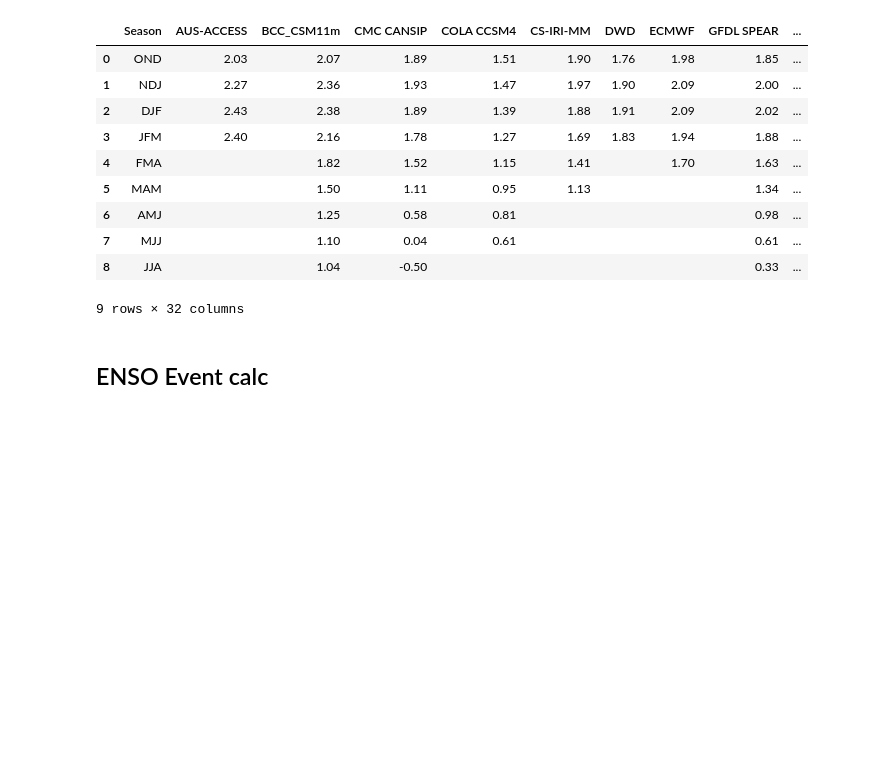
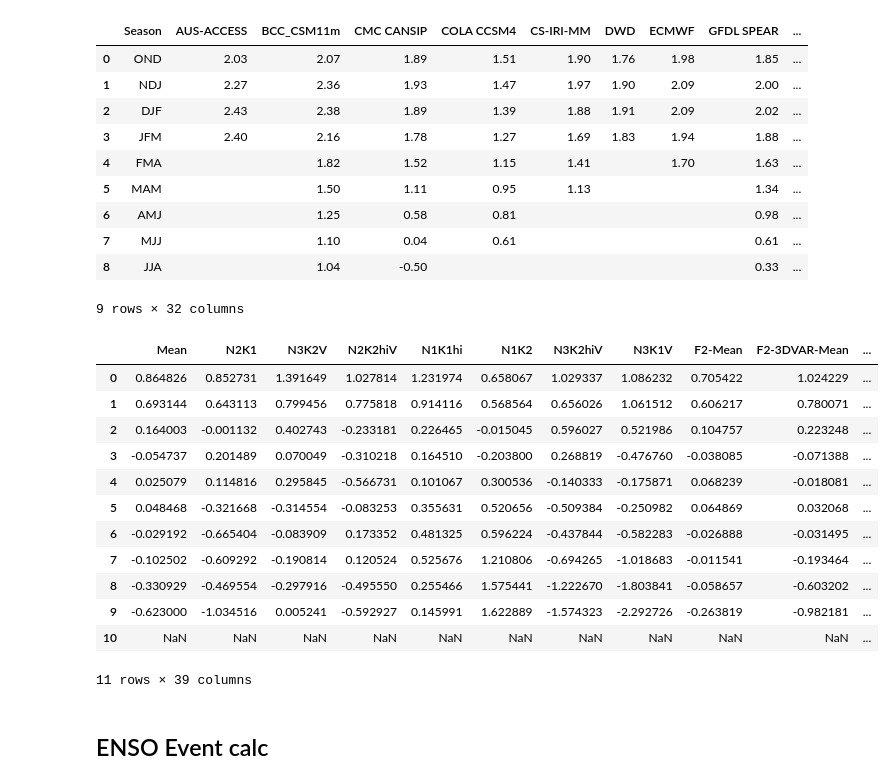
Before and after one commit to cnmetlab/Maesters-of-CLIM, a Jupyter notebook: example/climate_index.ipynb, the cells around one changed output. Drawn from its saved outputs; the diff is of its cells as text; code cells hidden in the pictures; blank space fills up the shorter version.

```diff
--- a/example/climate_index.ipynb
+++ b/example/climate_index.ipynb
@@ -61,6 +81,24 @@ detaildf
 | 7 | MJJ |  | 1.10 | 0.04 | 0.61 |  |  |  | 0.61 | ... |
 | 8 | JJA |  | 1.04 | -0.50 |  |  |  |  | 0.33 | ... |
 9 rows × 32 columns
+# %%
+c = Climate_Maester('dmi', 'jamstec')
+dmidf = c.forecast()
+dmidf
+# %% [output]
+|  | Mean | N2K1 | N3K2V | N2K2hiV | N1K1hi | N1K2 | N3K2hiV | N3K1V | F2-Mean | F2-3DVAR-Mean | ... |
+| 0 | 0.864826 | 0.852731 | 1.391649 | 1.027814 | 1.231974 | 0.658067 | 1.029337 | 1.086232 | 0.705422 | 1.024229 | ... |
+| 1 | 0.693144 | 0.643113 | 0.799456 | 0.775818 | 0.914116 | 0.568564 | 0.656026 | 1.061512 | 0.606217 | 0.780071 | ... |
+| 2 | 0.164003 | -0.001132 | 0.402743 | -0.233181 | 0.226465 | -0.015045 | 0.596027 | 0.521986 | 0.104757 | 0.223248 | ... |
+| 3 | -0.054737 | 0.201489 | 0.070049 | -0.310218 | 0.164510 | -0.203800 | 0.268819 | -0.476760 | -0.038085 | -0.071388 | ... |
+| 4 | 0.025079 | 0.114816 | 0.295845 | -0.566731 | 0.101067 | 0.300536 | -0.140333 | -0.175871 | 0.068239 | -0.018081 | ... |
+| 5 | 0.048468 | -0.321668 | -0.314554 | -0.083253 | 0.355631 | 0.520656 | -0.509384 | -0.250982 | 0.064869 | 0.032068 | ... |
+| 6 | -0.029192 | -0.665404 | -0.083909 | 0.173352 | 0.481325 | 0.596224 | -0.437844 | -0.582283 | -0.026888 | -0.031495 | ... |
+| 7 | -0.102502 | -0.609292 | -0.190814 | 0.120524 | 0.525676 | 1.210806 | -0.694265 | -1.018683 | -0.011541 | -0.193464 | ... |
+| 8 | -0.330929 | -0.469554 | -0.297916 | -0.495550 | 0.255466 | 1.575441 | -1.222670 | -1.803841 | -0.058657 | -0.603202 | ... |
+| 9 | -0.623000 | -1.034516 | 0.005241 | -0.592927 | 0.145991 | 1.622889 | -1.574323 | -2.292726 | -0.263819 | -0.982181 | ... |
+| 10 | NaN | NaN | NaN | NaN | NaN | NaN | NaN | NaN | NaN | NaN | ... |
+11 rows × 39 columns
 # %% [markdown]
 ## ENSO Event calc
 # %%
```
Also changed, not shown: parts of 1 cell of this notebook, 8 other files.
